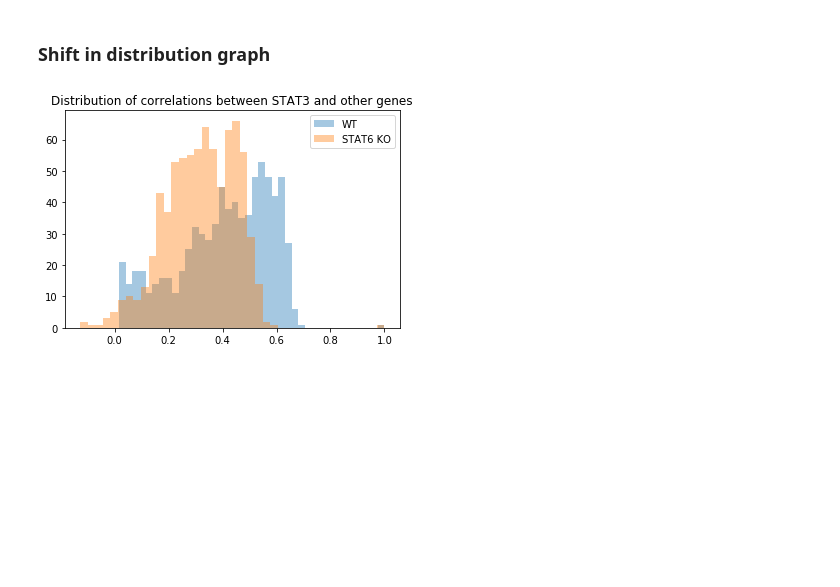
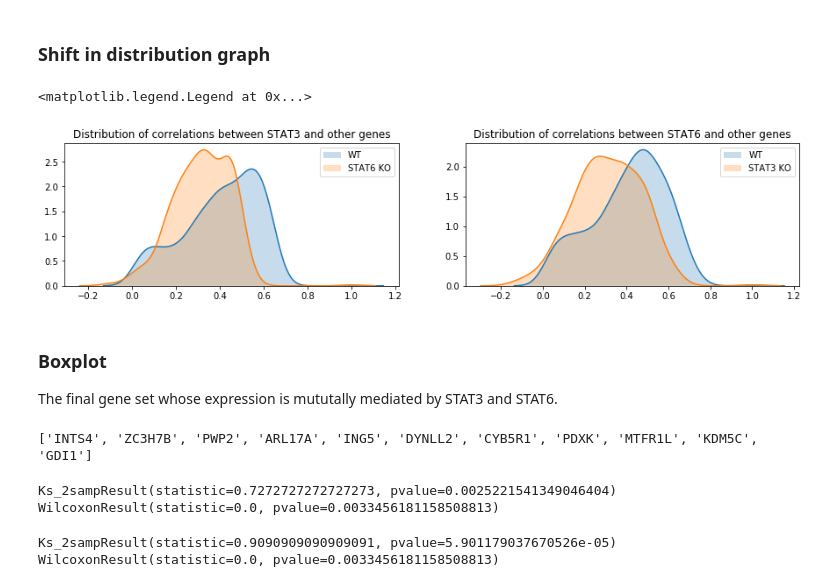
Before and after one commit to mincheoly/scVI-extensions, a Jupyter notebook: notebooks/covariance_screening.ipynb, the cells around one changed output. Saved outputs shown, nothing was run; the diff lists cells and outputs as text; code cells hidden in the pictures; blank space fills up the shorter version.

```diff
--- a/notebooks/covariance_screening.ipynb
+++ b/notebooks/covariance_screening.ipynb
@@ -342 +381,29 @@ corrs = np.array([correlation('STAT3', gene, '0', label_col='ko_gene_cov')[0] fo
+# %%
+# calculate correlations in WT cells
+corrs_2 = np.array([correlation('STAT6', gene, '0', label_col='ko_gene_cov')[0] for gene in hits['STAT6']])
+ko_corrs_2 = np.array([correlation('STAT6', gene, 'STAT3', label_col='ko_gene_cov')[0] for gene in hits['STAT6']])
+# %%
+plt.figure(figsize=(15, 3))
+plt.subplot(1, 2, 1)
+sns.distplot(corrs, kde=True, bins=40, hist=False, kde_kws={"shade": True})
+sns.distplot(ko_corrs, kde=True, bins=40, hist=False, kde_kws={"shade": True})
+plt.title('Distribution of correlations between STAT3 and other genes')
+plt.legend(['WT', 'STAT6 KO'])
+#plt.savefig('/Users/mincheolkim/Documents/correlation_distribution_shift.png')
+plt.subplot(1, 2, 2)
+sns.distplot(corrs_2, kde=True, bins=40, hist=False, kde_kws={"shade": True})
+sns.distplot(ko_corrs_2, kde=True, bins=40, hist=False, kde_kws={"shade": True})
+plt.title('Distribution of correlations between STAT6 and other genes')
+plt.legend(['WT', 'STAT3 KO'])
+# %% [output]
+<matplotlib.legend.Legend at 0x...>
+[figure, added]
+# %% [markdown]
+### Boxplot
+
+The final gene set whose expression is mututally mediated by STAT3 and STAT6.
+# %%
+print(complex_regulators['STAT3_STAT6'])
+# %% [output]
+['INTS4', 'ZC3H7B', 'PWP2', 'ARL17A', 'ING5', 'DYNLL2', 'CYB5R1', 'PDXK', 'MTFR1L', 'KDM5C', 'GDI1']
 # %%
@@ -344,8 +411,0 @@ ko_corrs = np.array([correlation('STAT3', gene, 'STAT6', label_col='ko_gene_cov'
-# %%
-sns.distplot(corrs, kde=False, bins=40)
-sns.distplot(ko_corrs, kde=False, bins=40)
-plt.title('Distribution of correlations between STAT3 and other genes')
-plt.legend(['WT', 'STAT6 KO'])
-plt.savefig('/Users/mincheolkim/Documents/correlation_distribution_shift.png')
-# %% [output]
-[figure, removed]
@@ -351,0 +419,12 @@ plt.savefig('/Users/mincheolkim/Documents/correlation_distribution_shift.png')
+# %%
+print(ks_2samp(corrs_6, ko_corrs_6))
+print(wilcoxon(corrs_6, ko_corrs_6))
+# %% [output]
+Ks_2sampResult(statistic=0.7272727272727273, pvalue=0.0025221541349046404)
+WilcoxonResult(statistic=0.0, pvalue=0.0033456181158508813)
+# %%
+print(ks_2samp(corrs_3, ko_corrs_3))
+print(wilcoxon(corrs_3, ko_corrs_3))
+# %% [output]
+Ks_2sampResult(statistic=0.9090909090909091, pvalue=5.901179037670526e-05)
+WilcoxonResult(statistic=0.0, pvalue=0.0033456181158508813)
```
Also changed, not shown: parts of 31 cells of this notebook.
